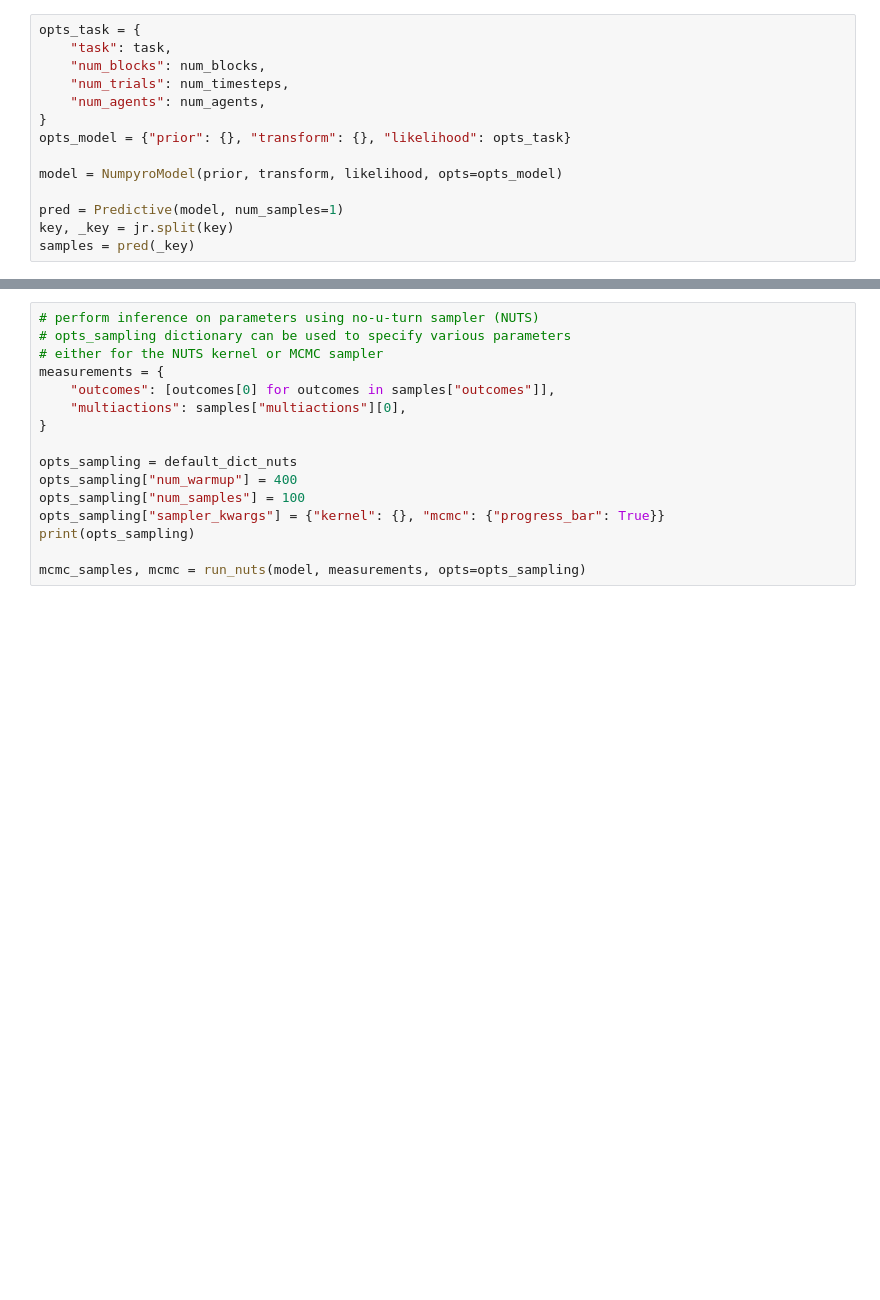
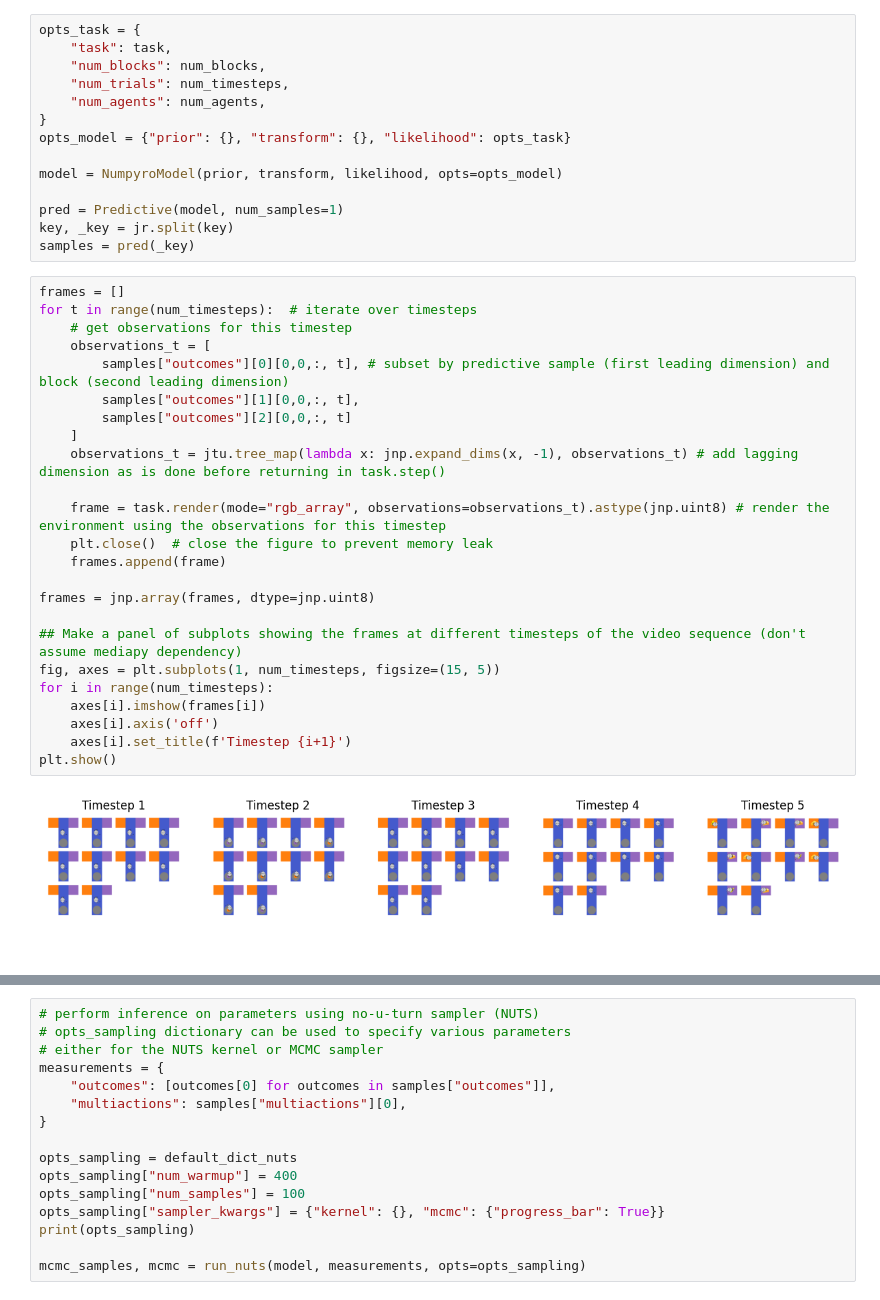
Before and after one commit to infer-actively/pymdp, a Jupyter notebook: examples/model_fitting/fitting_with_pybefit.ipynb, the cells around one changed output, grey strips where cells are left out. Cells and saved outputs as stored; diff of their text form; blank space fills up the shorter version.

```diff
--- a/examples/model_fitting/fitting_with_pybefit.ipynb
+++ b/examples/model_fitting/fitting_with_pybefit.ipynb
@@ -150,3 +149,29 @@ model = NumpyroModel(prior, transform, likelihood, opts=opts_model)
 pred = Predictive(model, num_samples=1)
 key, _key = jr.split(key)
 samples = pred(_key)
+# %%
+frames = []
+for t in range(num_timesteps):  # iterate over timesteps
+    # get observations for this timestep
+    observations_t = [
+        samples["outcomes"][0][0,0,:, t], # subset by predictive sample (first leading dimension) and block (second leading dimension)
+        samples["outcomes"][1][0,0,:, t],
+        samples["outcomes"][2][0,0,:, t]
+    ]
+    observations_t = jtu.tree_map(lambda x: jnp.expand_dims(x, -1), observations_t) # add lagging dimension as is done before returning in task.step()
+
+    frame = task.render(mode="rgb_array", observations=observations_t).astype(jnp.uint8) # render the environment using the observations for this timestep
+    plt.close()  # close the figure to prevent memory leak
+    frames.append(frame)
+
+frames = jnp.array(frames, dtype=jnp.uint8)
+
+## Make a panel of subplots showing the frames at different timesteps of the video sequence (don't assume mediapy dependency)
+fig, axes = plt.subplots(1, num_timesteps, figsize=(15, 5))
+for i in range(num_timesteps):
+    axes[i].imshow(frames[i])
+    axes[i].axis('off')
+    axes[i].set_title(f'Timestep {i+1}')
+plt.show()
+# %% [output]
+[figure, added]
```
Also changed, not shown: parts of 20 cells of this notebook.
